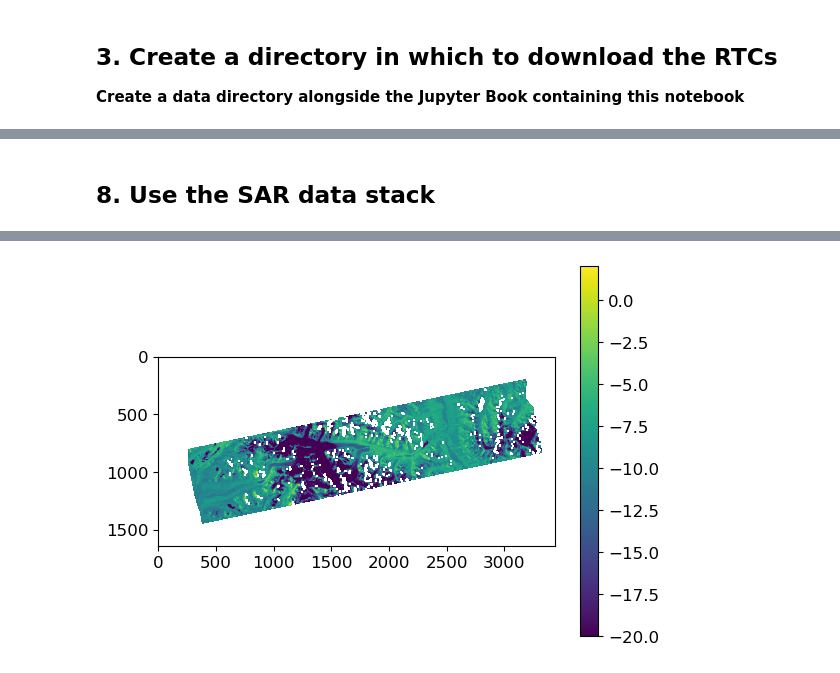
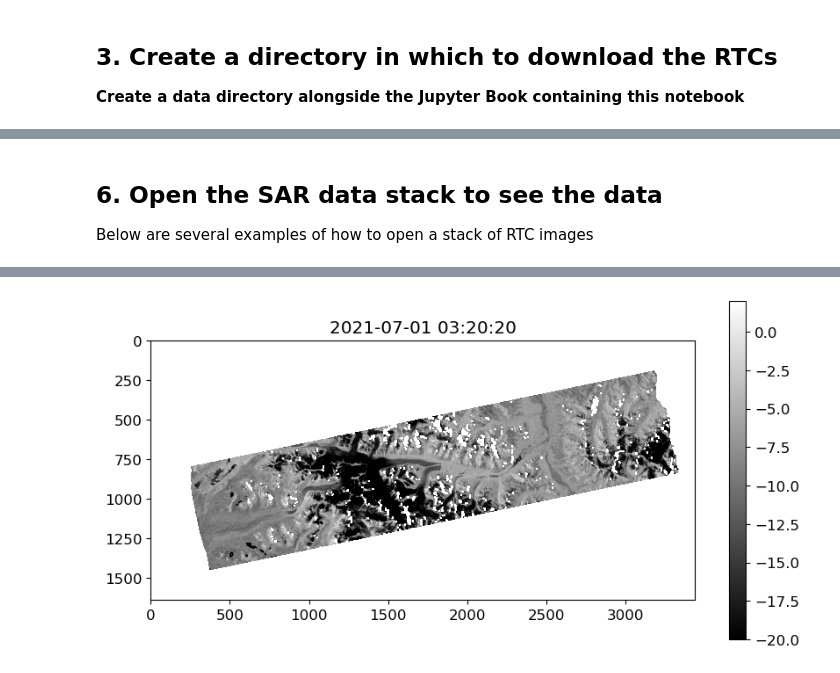
Before and after one commit to ASFOpenSARlab/opensarlab_NISAR_EA_Workshop_2024_1_Recipe_Book, a Jupyter notebook: OPERA/OPERA_RTC_timeseries_snow.ipynb, the cells around one changed output, grey strips where cells are left out. Drawn from its saved outputs; the diff is of its cells as text; code cells hidden in the pictures.

Commit message:
snow nb update, add image to CA mintpy nb

```diff
--- a/OPERA/OPERA_RTC_timeseries_snow.ipynb
+++ b/OPERA/OPERA_RTC_timeseries_snow.ipynb
@@ -65,7 +66,7 @@ PosixPath('/home/jovyan')
 # %%
 name = input("Enter the name of a directory to create, which will hold your downloaded RTCs")
-# data_dir = Path.cwd().parents[0]/name
-data_dir = Path.cwd()/name
+data_dir = Path.cwd().parents[1]/name
+# data_dir = Path.cwd()/name
 data_dir.mkdir(exist_ok=True)
 print(f"Data Directory: {data_dir}")
 # %% [output]
@@ -107,5 +87,5 @@ operaBurstID='T094_200134_IW2'
 # %%
-year = 2020
+year = 2021
 options = {
     'dataset': 'OPERA-S1',
     'start': f'{year}-01-01T00:00:00Z',
@@ -246,0 +138,26 @@ stackmeta
+# %%
+imgname = []
+imgfilecp = []  #co-polorized image (VV)
+imgfilexp = []  #cross-polarized image (VH)
+imgdate = []    #image date in datetime format
+imgddoy = []    #image day of year (in decimal days since Jan 1)
+yearstart = datetime(year,1,1)
+
+for res in results:
+    res = res.properties
+    imgname.append(res['sceneName'])
+    imgfilecp.append(data_dir/f"{res['sceneName']}_{'VV'}.tif")
+    imgfilexp.append(data_dir/f"{res['sceneName']}_{'VH'}.tif")
+
+    rdate = datetime.strptime(res['startTime'],'%Y-%m-%dT%H:%M:%SZ')
+    imgdate.append(rdate)
+    imgddoy.append(timediff(yearstart,rdate))
+
+stackmeta = pd.DataFrame()
+stackmeta['imgname'] = np.array(imgname)
+stackmeta['imgfilecp'] = np.array(imgfilecp)
+stackmeta['imgfilexp'] = np.array(imgfilexp)
+stackmeta['imgdate'] = np.array(imgdate)
+stackmeta['imgddoy'] = np.array(imgddoy)
+stackmeta = stackmeta.sort_values('imgdate',ignore_index=True)
+stackmeta
@@ -247,10 +182,17 @@ stackmeta
 # %% [markdown]
-## 8. Use the SAR data stack
+## 6. Open the SAR data stack to see the data
+
+Below are several examples of how to open a stack of RTC images
 # %%
-#example of opening a single image
-singleimage = gdal.Open(str(meta['imgfile'][15])).ReadAsArray()
+#example of opening a single image by imgind
 
-plt.figure()
-plt.imshow(dB(singleimage),vmin=-20,vmax=2)
+imgind = 15
+imgtype = 'imgfilecp' #use 'imgfilexp' for the VH image
+
+singleimage = gdal.Open(str(stackmeta[imgtype][imgind])).ReadAsArray()
+
+plt.figure(figsize=(10,5))
+plt.imshow(dB(singleimage),vmin=-20,vmax=2,cmap='gray')
 plt.colorbar()
+plt.title(stackmeta['imgdate'][imgind])
 # %% [output]
@@ -258,4 +200,4 @@ plt.colorbar()
-[figure, old version]
+[figure, new version]
 # %%
 #example of creating a time series of one point
 
```
Also changed, not shown: parts of 40 cells of this notebook, 1 other file.
